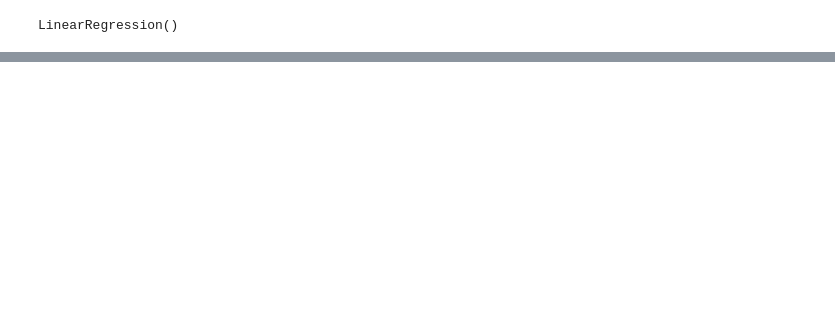
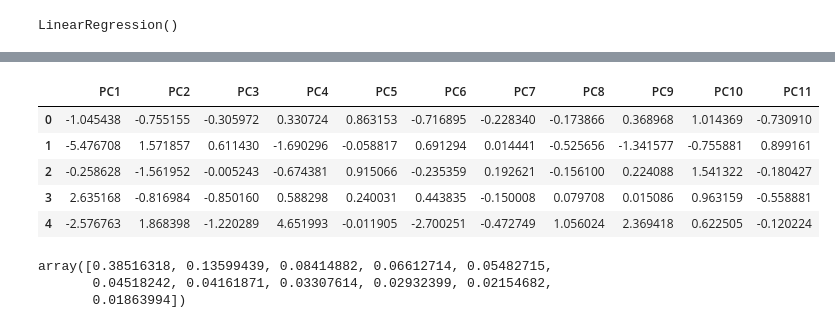
Before and after one commit to chinzjay/Final_Project, a Jupyter notebook: Tourism.ipynb, the cells around one changed output, grey strips where cells are left out. Cells and saved outputs as stored; diff of their text form; code cells hidden in the pictures; blank space fills up the shorter version.

```diff
--- a/Tourism.ipynb
+++ b/Tourism.ipynb
@@ -433,0 +244,17 @@ accuracy_regression = print(np.sqrt(metrics.mean_squared_error(y1_test, y_predic
+# %%
+data_pca_df = pd.DataFrame(data=data_pca, columns=["PC1", "PC2", "PC3", "PC4", "PC5", "PC6", "PC7", "PC8", "PC9", "PC10", "PC11"])
+data_pca_df.head()
+# %% [output]
+|  | PC1 | PC2 | PC3 | PC4 | PC5 | PC6 | PC7 | PC8 | PC9 | PC10 | PC11 |
+| 0 | -1.045438 | -0.755155 | -0.305972 | 0.330724 | 0.863153 | -0.716895 | -0.228340 | -0.173866 | 0.368968 | 1.014369 | -0.730910 |
+| 1 | -5.476708 | 1.571857 | 0.611430 | -1.690296 | -0.058817 | 0.691294 | 0.014441 | -0.525656 | -1.341577 | -0.755881 | 0.899161 |
+| 2 | -0.258628 | -1.561952 | -0.005243 | -0.674381 | 0.915066 | -0.235359 | 0.192621 | -0.156100 | 0.224088 | 1.541322 | -0.180427 |
+| 3 | 2.635168 | -0.816984 | -0.850160 | 0.588298 | 0.240031 | 0.443835 | -0.150008 | 0.079708 | 0.015086 | 0.963159 | -0.558881 |
+| 4 | -2.576763 | 1.868398 | -1.220289 | 4.651993 | -0.011905 | -2.700251 | -0.472749 | 1.056024 | 2.369418 | 0.622505 | -0.120224 |
+# %%
+#Explained variance
+pca.explained_variance_ratio_
+# %% [output]
+array([0.38516318, 0.13599439, 0.08414882, 0.06612714, 0.05482715,
+       0.04518242, 0.04161871, 0.03307614, 0.02932399, 0.02154682,
+       0.01863994])
```
Also changed, not shown: parts of 47 cells of this notebook.
